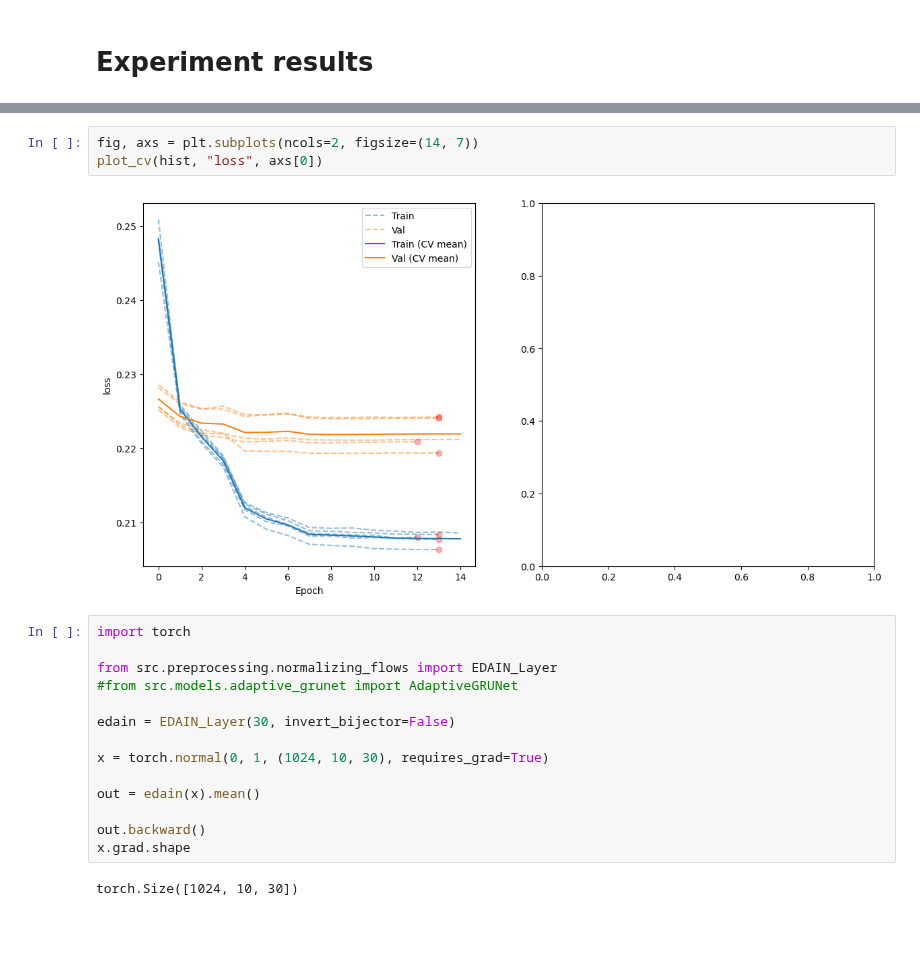
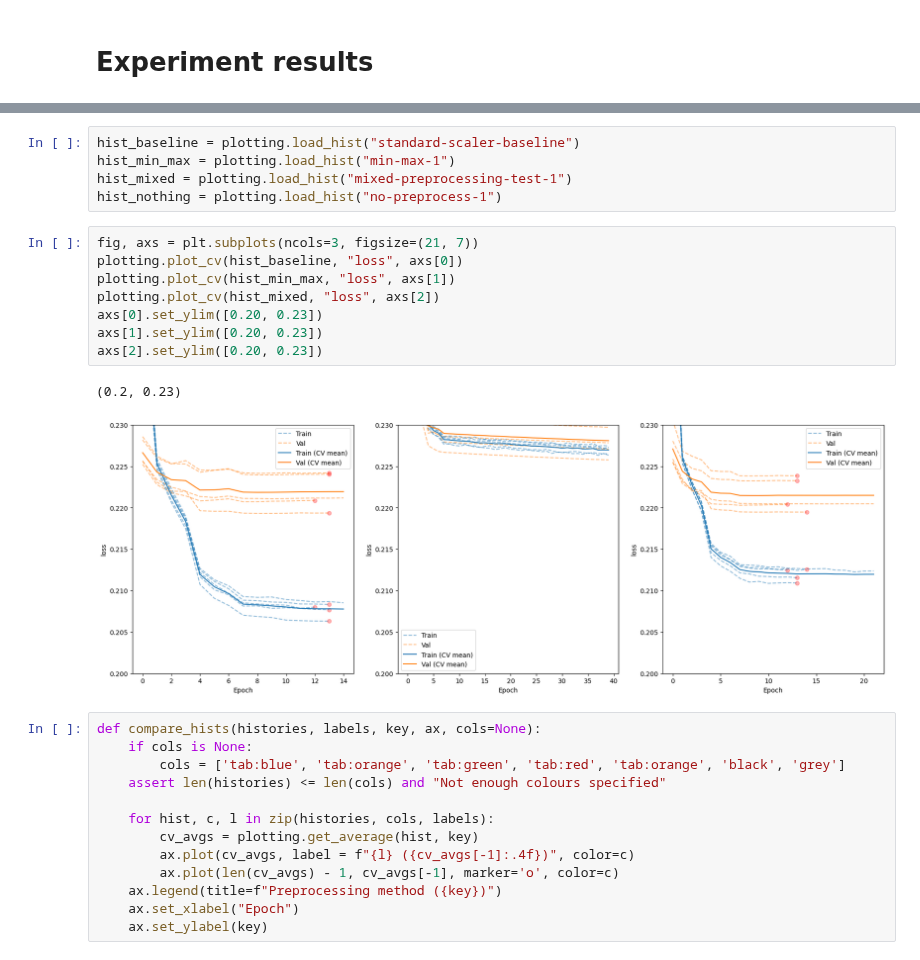
Before and after one commit to marcusGH/edain_paper, a Jupyter notebook: notebooks/experiment-results.ipynb, the cells around one changed output, grey strips where cells are left out. Cells and saved outputs as stored; diff of their text form; blank space fills up the shorter version.

Commit message:
Run mixed experiment

```diff
--- a/notebooks/experiment-results.ipynb
+++ b/notebooks/experiment-results.ipynb
@@ -50,21 +23,29 @@ def plot_cv(history, suffix, ax, cols = ['tab:blue', 'tab:orange'], **kwargs):
+# %%
+hist_baseline = plotting.load_hist("standard-scaler-baseline")
+hist_min_max = plotting.load_hist("min-max-1")
+hist_mixed = plotting.load_hist("mixed-preprocessing-test-1")
+hist_nothing = plotting.load_hist("no-preprocess-1")
 # %%
-fig, axs = plt.subplots(ncols=2, figsize=(14, 7))
-plot_cv(hist, "loss", axs[0])
+fig, axs = plt.subplots(ncols=3, figsize=(21, 7))
+plotting.plot_cv(hist_baseline, "loss", axs[0])
+plotting.plot_cv(hist_min_max, "loss", axs[1])
+plotting.plot_cv(hist_mixed, "loss", axs[2])
+axs[0].set_ylim([0.20, 0.23])
+axs[1].set_ylim([0.20, 0.23])
+axs[2].set_ylim([0.20, 0.23])
 # %% [output]
+(0.2, 0.23)
-[figure, old version]
+[figure, new version]
-# %%
-import torch
-
-from src.preprocessing.normalizing_flows import EDAIN_Layer
-#from src.models.adaptive_grunet import AdaptiveGRUNet
-
-edain = EDAIN_Layer(30, invert_bijector=False)
-
-x = torch.normal(0, 1, (1024, 10, 30), requires_grad=True)
-
-out = edain(x).mean()
-
-out.backward()
-x.grad.shape
-# %% [output]
-torch.Size([1024, 10, 30])
+# %%
+def compare_hists(histories, labels, key, ax, cols=None):
+    if cols is None:
+        cols = ['tab:blue', 'tab:orange', 'tab:green', 'tab:red', 'tab:orange', 'black', 'grey']
+    assert len(histories) <= len(cols) and "Not enough colours specified"
+
+    for hist, c, l in zip(histories, cols, labels):
+        cv_avgs = plotting.get_average(hist, key)
+        ax.plot(cv_avgs, label = f"{l} ({cv_avgs[-1]:.4f})", color=c)
+        ax.plot(len(cv_avgs) - 1, cv_avgs[-1], marker='o', color=c)
+    ax.legend(title=f"Preprocessing method ({key})")
+    ax.set_xlabel("Epoch")
+    ax.set_ylabel(key)
```
Also changed, not shown: parts of 5 cells of this notebook, 3 other files.
